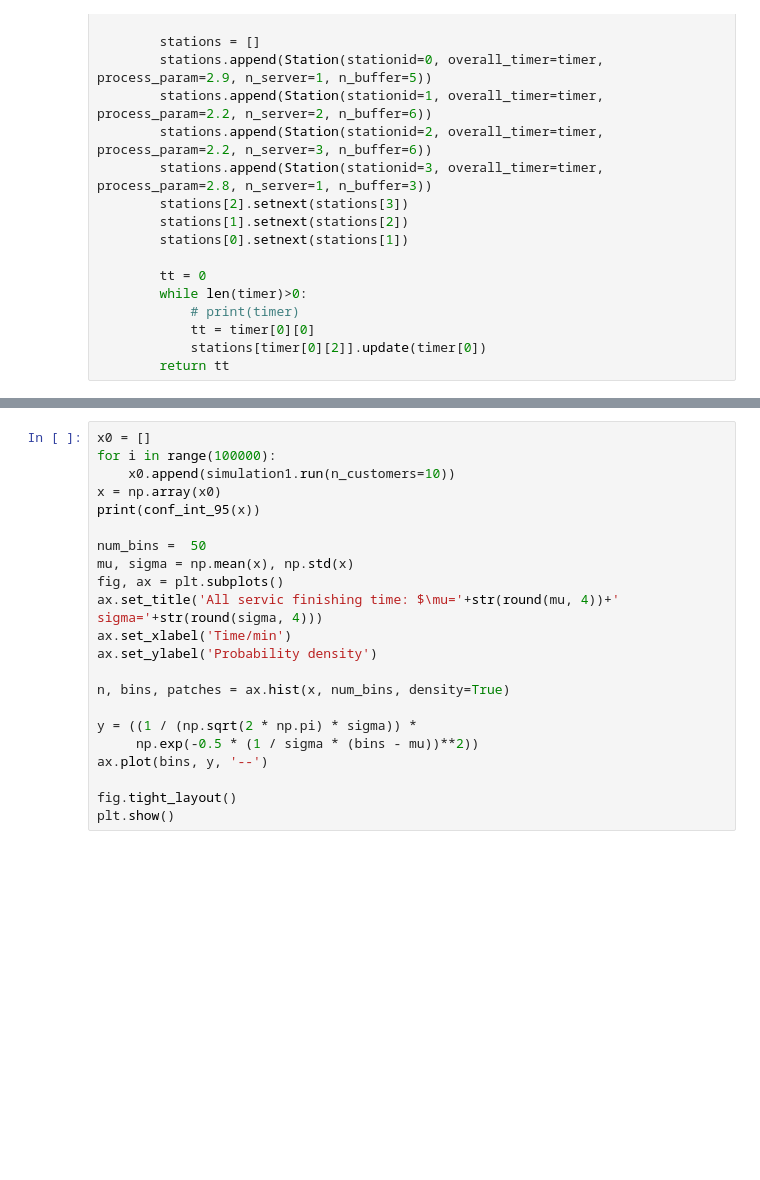
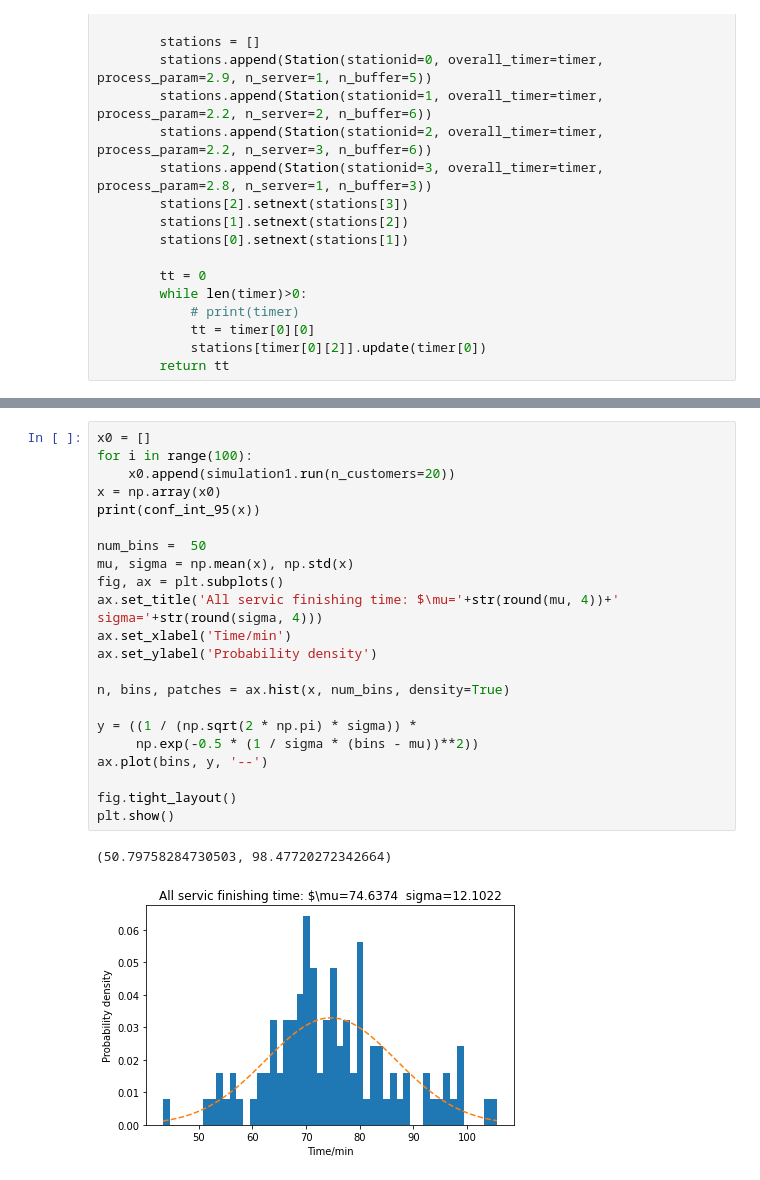
Before and after one commit to jiarui0000/summer_sem, a Jupyter notebook: Assignment_1.ipynb, the cells around one changed output, grey strips where cells are left out. Saved outputs shown, nothing was run; the diff lists cells and outputs as text; blank space fills up the shorter version.

```diff
--- a/Assignment_1.ipynb
+++ b/Assignment_1.ipynb
@@ -209,25 +230,28 @@ simulation1.run(n_customers=10)
 # %%
 x0 = []
-for i in range(100000):
-    x0.append(simulation1.run(n_customers=10))
+for i in range(100):
+    x0.append(simulation1.run(n_customers=20))
 x = np.array(x0)
 print(conf_int_95(x))
 
 num_bins =  50
 mu, sigma = np.mean(x), np.std(x)
 fig, ax = plt.subplots()
 ax.set_title('All servic finishing time: $\mu='+str(round(mu, 4))+'  sigma='+str(round(sigma, 4)))
 ax.set_xlabel('Time/min')
 ax.set_ylabel('Probability density')
 
 n, bins, patches = ax.hist(x, num_bins, density=True)
 
 y = ((1 / (np.sqrt(2 * np.pi) * sigma)) *
      np.exp(-0.5 * (1 / sigma * (bins - mu))**2))
 ax.plot(bins, y, '--')
 
 fig.tight_layout()
 plt.show()
+# %% [output]
+(50.79758284730503, 98.47720272342664)
+[figure, added]
 # %%
 x0 = []
 for i in range(100):
```
Also changed, not shown: parts of 3 cells of this notebook.
